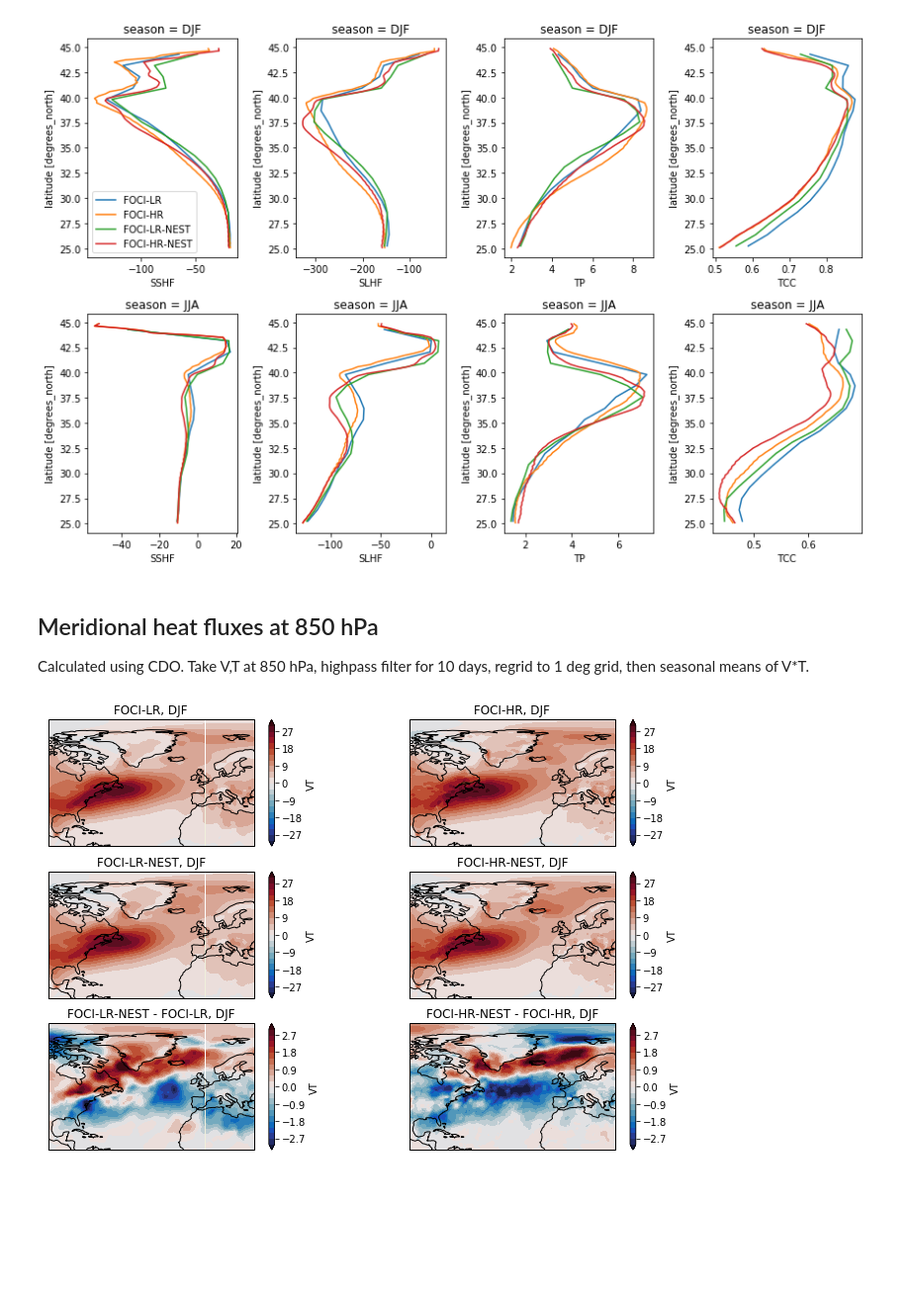
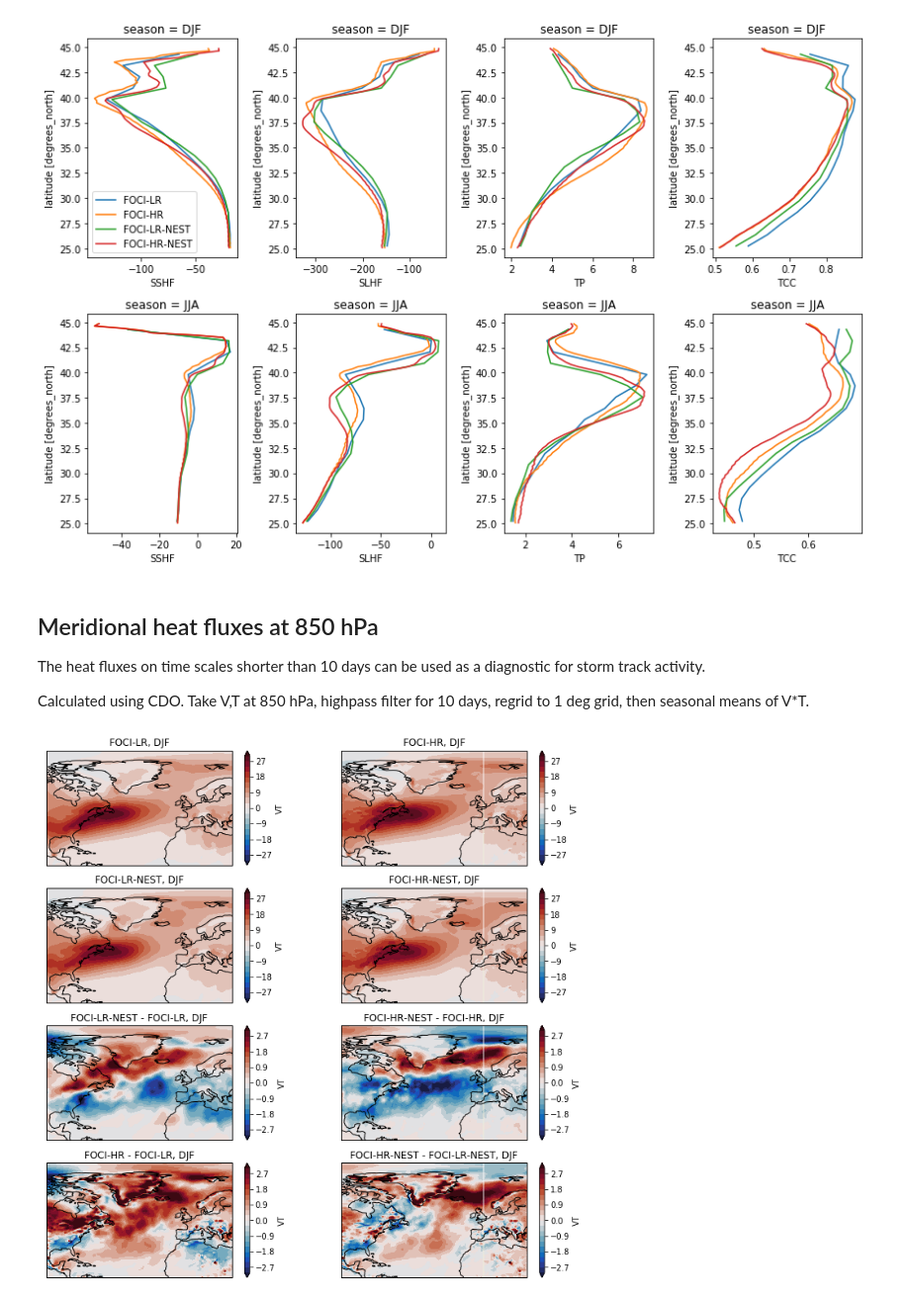
Before and after one commit to joakimkjellsson/notebooks_foci-oifs-agrif, a Jupyter notebook: Diagnostics-biases.ipynb, the cells around one changed output. Shown at 99% size. Cells and saved outputs as stored; diff of their text form; code cells hidden in the pictures; blank space fills up the shorter version.

```diff
--- a/Diagnostics-biases.ipynb
+++ b/Diagnostics-biases.ipynb
@@ -235,7 +235,7 @@ axs[3].set_title('FOCI-HR-NEST')
 
 for ax in axs:
     ax.coastlines()
-    ax.set_extent([-100,0,10,90],crs=prj)
+    ax.set_extent([-90,-10,10,85],crs=prj)
     ax.add_feature(cartopy.feature.LAND)
 
 fig.savefig('ssh_variance.png',format='png',dpi=600)
@@ -295,7 +295,7 @@ axs[3].set_title('FOCI-HR-NEST')
 
 for ax in axs:
     ax.coastlines()
-    ax.set_extent([-90,-30,20,60],crs=prj)
+    ax.set_extent([-90,-10,10,85],crs=prj)
     ax.add_feature(cartopy.feature.LAND)
 
 fig.savefig('mke_1m.png',format='png',dpi=600)
@@ -488,7 +488,7 @@ prj = ccrs.PlateCarree()
 
 season = 'DJF'
 
-fig = plt.figure(figsize=(18,16))
+fig = plt.figure(figsize=(18,8))
 axs = []
 for i in range(1,13):
     axs.append( fig.add_subplot(3,4,i,projection=prj) )
@@ -593,6 +595,8 @@ fig.savefig('heat_fluxes_precip_mean_gulfstream.png',format='png')
 # %% [markdown]
 ## Meridional heat fluxes at 850 hPa
 
+The heat fluxes on time scales shorter than 10 days can be used as a diagnostic for storm track activity.
+
 Calculated using CDO. Take V,T at 850 hPa, highpass filter for 10 days, regrid to 1 deg grid, then seasonal means of V*T.
 # %%
 # FOCI-LR
@@ -618,34 +622,39 @@ vt_foci_hr = ds_foci_hr['VT'].groupby('time.season').mean('time')
 vtlevels = np.linspace(-30,30,21)
 vtlevels2 = np.linspace(-3,3,21)
 vtcmap = cmocean.cm.balance
 prj = ccrs.PlateCarree()
 
-fig = plt.figure(figsize=(12,8))
+fig = plt.figure(figsize=(12,12))
 axs = []
-for i in range(1,7):
-    axs.append( fig.add_subplot(3,2,i,projection=prj) )
+for i in range(1,9):
+    axs.append( fig.add_subplot(4,2,i,projection=prj) )
 
 season = 'DJF'
 vt_foci_lr.sel(season=season,plev=85000).plot.contourf(ax=axs[0],extend='both',levels=vtlevels,cmap=vtcmap)
 vt_foci_hr.sel(season=season,plev=85000).plot.contourf(ax=axs[1],extend='both',levels=vtlevels,cmap=vtcmap)
 vt_foci_lr_nest.sel(season=season,plev=85000).plot.contourf(ax=axs[2],extend='both',levels=vtlevels,cmap=vtcmap)
 vt_foci_hr_nest.sel(season=season,plev=85000).plot.contourf(ax=axs[3],extend='both',levels=vtlevels,cmap=vtcmap)
 axs[0].set_title('FOCI-LR, %s' % (season,))
 axs[1].set_title('FOCI-HR, %s' % (season,))
 axs[2].set_title('FOCI-LR-NEST, %s' % (season,))
 axs[3].set_title('FOCI-HR-NEST, %s' % (season,))
 
 (vt_foci_lr_nest - vt_foci_lr).sel(season=season,plev=85000).plot.contourf(ax=axs[4],extend='both',levels=vtlevels2,cmap=vtcmap)
 (vt_foci_hr_nest - vt_foci_hr).sel(season=season,plev=85000).plot.contourf(ax=axs[5],extend='both',levels=vtlevels2,cmap=vtcmap)
 axs[4].set_title('FOCI-LR-NEST - FOCI-LR, %s' % (season,))
 axs[5].set_title('FOCI-HR-NEST - FOCI-HR, %s' % (season,))
 
+(vt_foci_hr - vt_foci_lr).sel(season=season,plev=85000).plot.contourf(ax=axs[6],extend='both',levels=vtlevels2,cmap=vtcmap)
+(vt_foci_hr_nest - vt_foci_lr_nest).sel(season=season,plev=85000).plot.contourf(ax=axs[7],extend='both',levels=vtlevels2,cmap=vtcmap)
+axs[6].set_title('FOCI-HR - FOCI-LR, %s' % (season,))
+axs[7].set_title('FOCI-HR-NEST - FOCI-LR-NEST, %s' % (season,))
+
 for ax in axs:
     ax.coastlines()
     #ax.set_extent([-90,-30,20,60],crs=prj)
     ax.set_extent([-100,30,10,90],crs=prj)
     ax.add_feature(cartopy.feature.LAND)
 
 fig.savefig('vt_10day_850hPa_mean.png',format='png',dpi=300)
 # %% [output]
-[figure, old version]
+[figure, new version]
```
Also changed, not shown: parts of 9 cells of this notebook, 4 other files.
